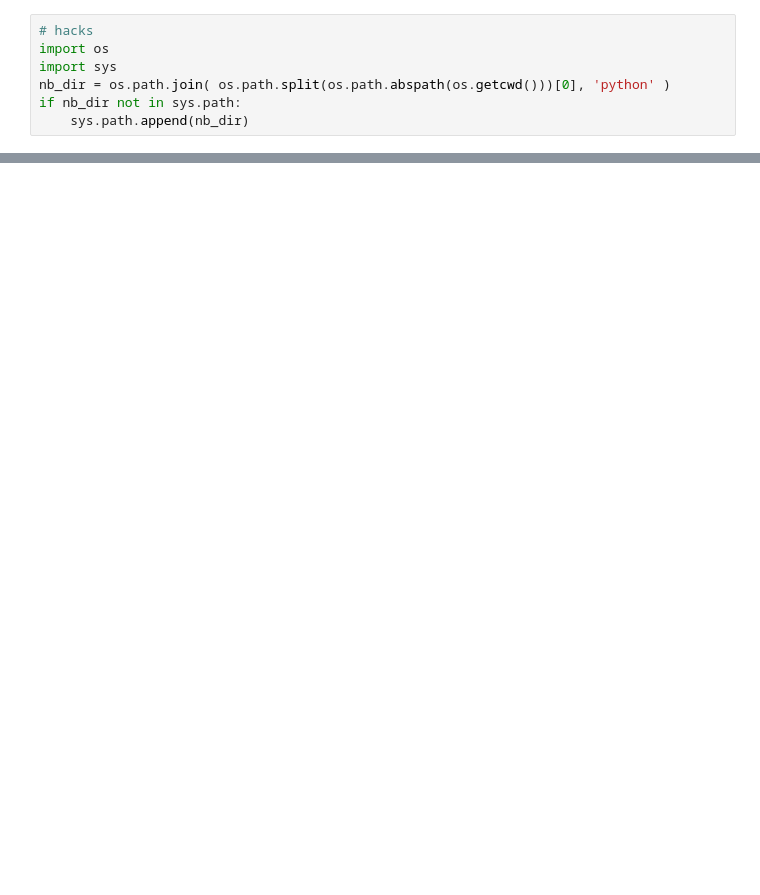
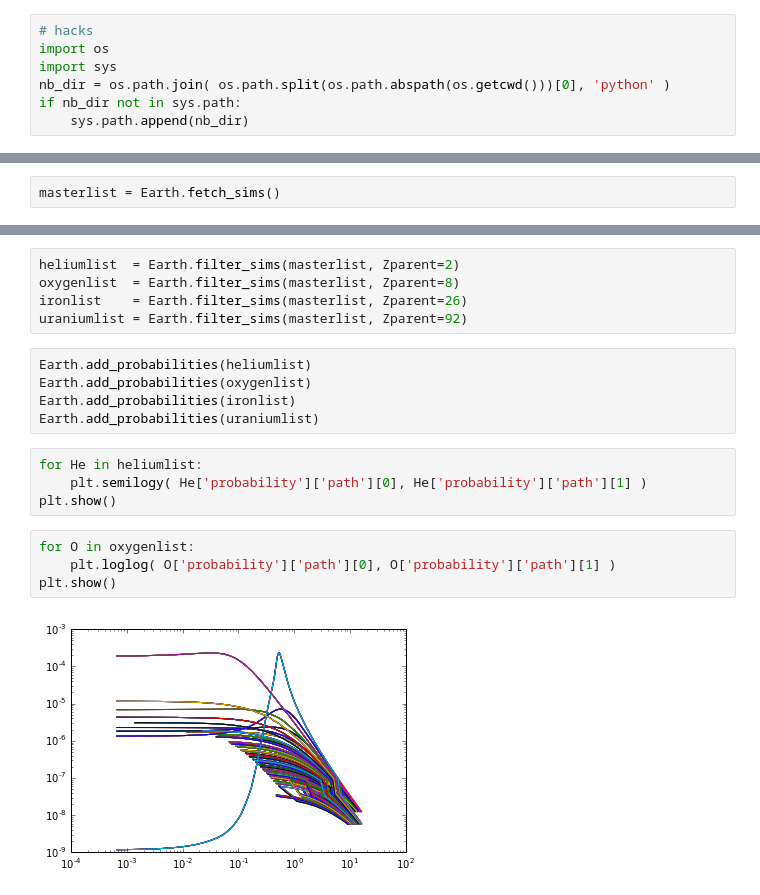
Before and after one commit to ealbin/GZ, a Jupyter notebook: sim/Analysis.ipynb, the cells around one changed output, grey strips where cells are left out. Cells and saved outputs as stored; diff of their text form; blank space fills up the shorter version.

```diff
--- a/sim/Analysis.ipynb
+++ b/sim/Analysis.ipynb
@@ -183,0 +23,2 @@ print latlon(surface_coordinates(5,92,2,0,5, proton=True))
+# %%
+masterlist = Earth.fetch_sims()
@@ -183,0 +43,20 @@ print latlon(surface_coordinates(5,92,2,0,5, proton=True))
+# %%
+heliumlist  = Earth.filter_sims(masterlist, Zparent=2)
+oxygenlist  = Earth.filter_sims(masterlist, Zparent=8)
+ironlist    = Earth.filter_sims(masterlist, Zparent=26)
+uraniumlist = Earth.filter_sims(masterlist, Zparent=92)
+# %%
+Earth.add_probabilities(heliumlist)
+Earth.add_probabilities(oxygenlist)
+Earth.add_probabilities(ironlist)
+Earth.add_probabilities(uraniumlist)
+# %%
+for He in heliumlist:
+    plt.semilogy( He['probability']['path'][0], He['probability']['path'][1] )
+plt.show()
+# %%
+for O in oxygenlist:
+    plt.loglog( O['probability']['path'][0], O['probability']['path'][1] )
+plt.show()
+# %% [output]
+[figure, added]
```
Also changed, not shown: parts of 21 cells of this notebook, 5 other files.
